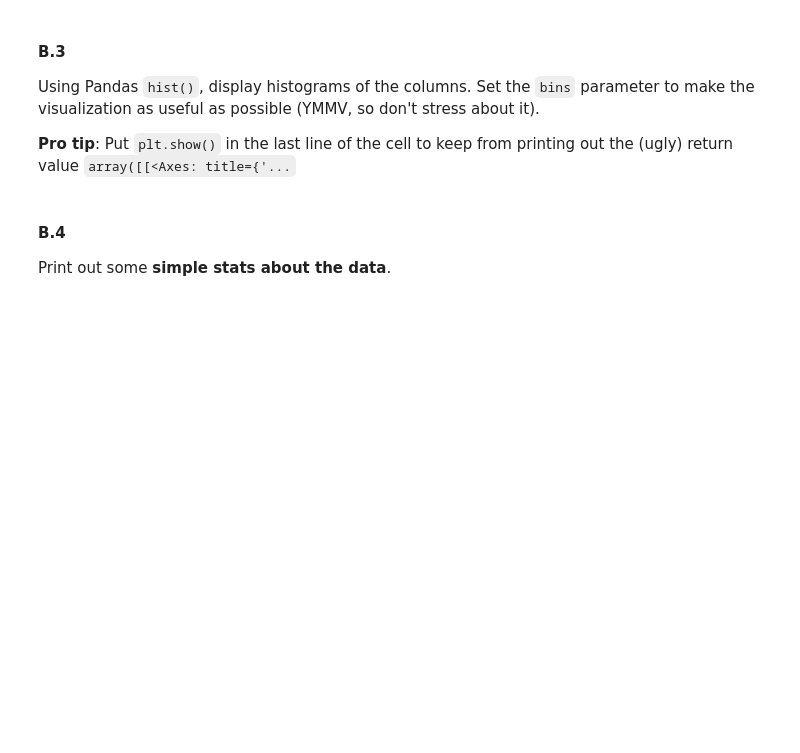
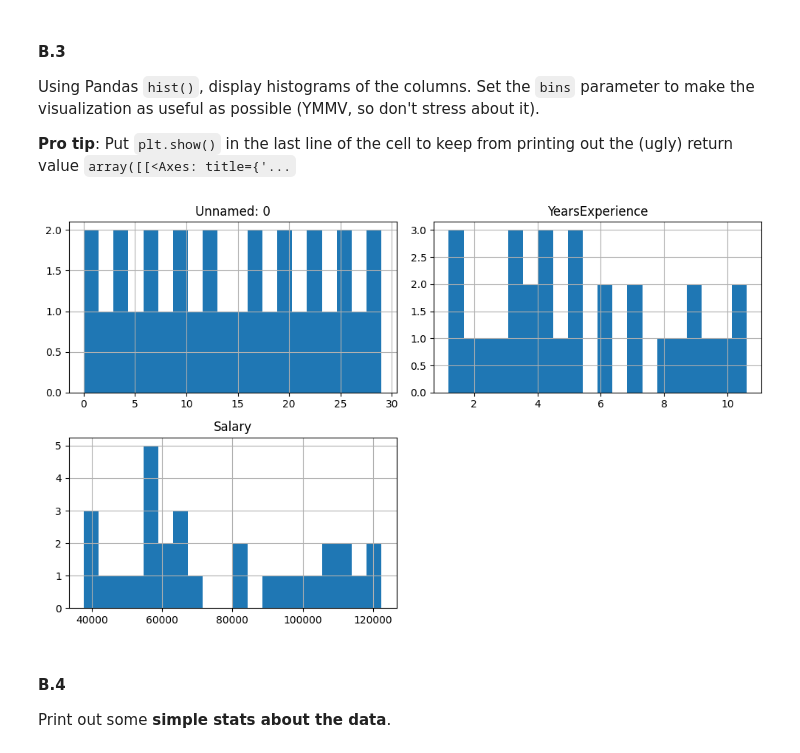
Before and after one commit to DocBursaw/Module-3-Assignments, a Jupyter notebook: Homework_01.ipynb, the cells around one changed output. Saved outputs shown, nothing was run; the diff lists cells and outputs as text; code cells hidden in the pictures; blank space fills up the shorter version.

```diff
--- a/Homework_01.ipynb
+++ b/Homework_01.ipynb
@@ -149,6 +156,11 @@ Using Pandas `hist()`, display histograms of the columns.  Set the `bins` parame
 the (ugly) return value `array([[<Axes: title={'...`
 # %%
 # Your code here
+salary_data_raw.hist(bins=20, figsize=(10, 6))
+plt.tight_layout()
+plt.show()
+# %% [output]
+[figure, added]
 # %% [markdown]
 #### B.4
 
```
Also changed, not shown: parts of 16 cells of this notebook.
